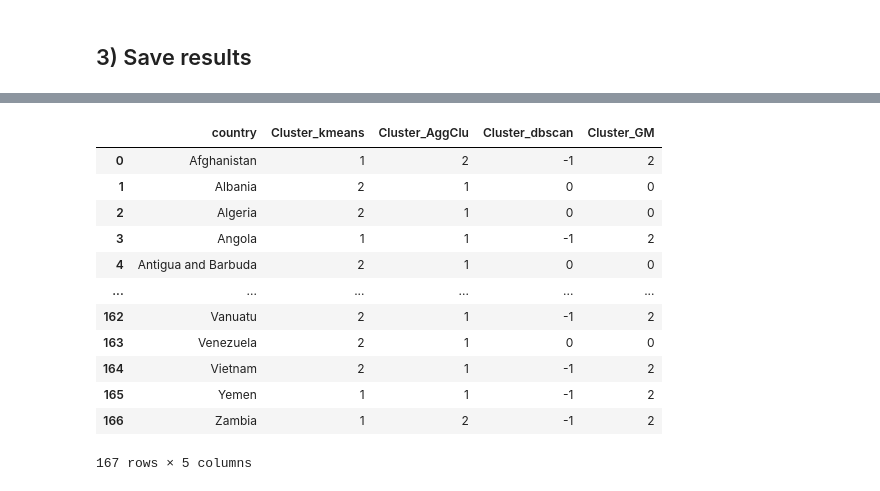
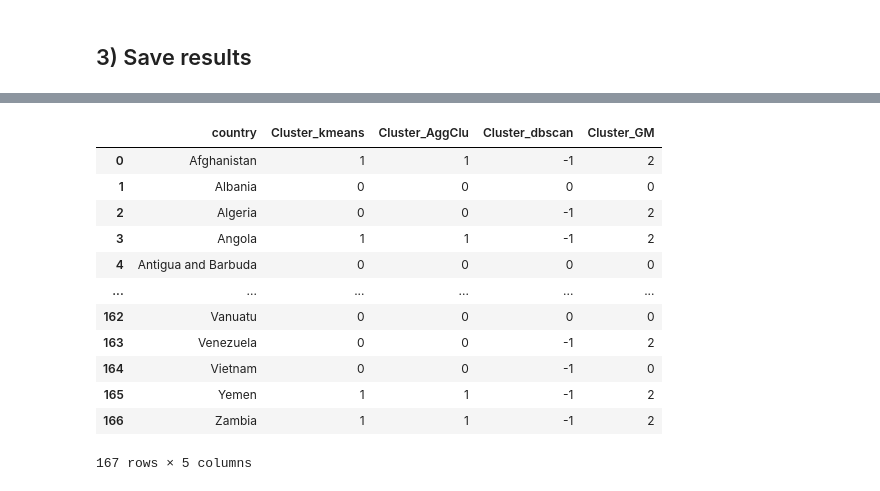
Before and after one commit to lilcdx/DATA832_Classification_pays, a Jupyter notebook: clustering.ipynb, the cells around one changed output, grey strips where cells are left out. Saved outputs shown, nothing was run; the diff lists cells and outputs as text; code cells hidden in the pictures.

```diff
--- a/clustering.ipynb
+++ b/clustering.ipynb
@@ -54,8 +72,9 @@ df_final
 ### 2.1) KMeans
 # %%
 pipeline_kmeans = Pipeline([
-    ('scaler', StandardScaler()),
-    ('kmeans', KMeans(n_clusters=3, random_state=42))
+    ('scaler', MinMaxScaler()),
+    ('feature_selection', PCA(n_components=0.95)),
+    ('kmeans', MiniBatchKMeans(n_clusters=3, random_state=42))
 ])
 # %%
 pipeline_kmeans.fit(X)
@@ -79,7 +98,8 @@ df_clustered_kmeans.head()
 ### 2.2) Agglomerative Clustering
 # %%
 pipeline_agglomerative = Pipeline([
-    ('scaler', StandardScaler()),
+    ('scaler', MinMaxScaler()),
+    ('feature_selection', PCA(n_components=0.95)),
     ('agglomerative', AgglomerativeClustering(n_clusters=3))
 ])
 # %%
@@ -104,9 +124,9 @@ df_clustered_agglomerative.head()
 # %%
 # DBSCAN
 pipeline_dbscan = Pipeline([
-    ('scaler', StandardScaler()),
-    ('pca', PCA(n_components=2)),
-    ('dbscan', DBSCAN(eps=0.5, min_samples=10))
+    ('scaler', MinMaxScaler()),
+    ('pca', PCA(n_components=0.95)),
+    ('dbscan', DBSCAN(eps=0.1, min_samples=4))
 ])
 # %%
 cluster_labels_dbscan = pipeline_dbscan.fit_predict(X)
@@ -151,2 +171,5 @@ df_clustered_gmm.head()
 # %% [markdown]
 ## 3) Save results
+# %%
+merged_df = pd.merge(df, df_final, on='country')
+merged_df
@@ -153,17 +190,17 @@ df_clustered_gmm.head()
 # %%
-# df_final.to_csv("./data/clusters_results.csv", index=False)
+merged_df.to_csv("./data/clusters_results.csv", index=False)
 df_final
 # %% [output]
 |  | country | Cluster_kmeans | Cluster_AggClu | Cluster_dbscan | Cluster_GM |
-| 0 | Afghanistan | 1 | 2 | -1 | 2 |
-| 1 | Albania | 2 | 1 | 0 | 0 |
-| 2 | Algeria | 2 | 1 | 0 | 0 |
+| 0 | Afghanistan | 1 | 1 | -1 | 2 |
+| 1 | Albania | 0 | 0 | 0 | 0 |
+| 2 | Algeria | 0 | 0 | -1 | 2 |
 | 3 | Angola | 1 | 1 | -1 | 2 |
-| 4 | Antigua and Barbuda | 2 | 1 | 0 | 0 |
+| 4 | Antigua and Barbuda | 0 | 0 | 0 | 0 |
 | ... | ... | ... | ... | ... | ... |
-| 162 | Vanuatu | 2 | 1 | -1 | 2 |
-| 163 | Venezuela | 2 | 1 | 0 | 0 |
-| 164 | Vietnam | 2 | 1 | -1 | 2 |
+| 162 | Vanuatu | 0 | 0 | 0 | 0 |
+| 163 | Venezuela | 0 | 0 | -1 | 2 |
+| 164 | Vietnam | 0 | 0 | -1 | 0 |
 | 165 | Yemen | 1 | 1 | -1 | 2 |
-| 166 | Zambia | 1 | 2 | -1 | 2 |
+| 166 | Zambia | 1 | 1 | -1 | 2 |
 167 rows × 5 columns
```
Also changed, not shown: parts of 12 cells of this notebook, 3 other files.
